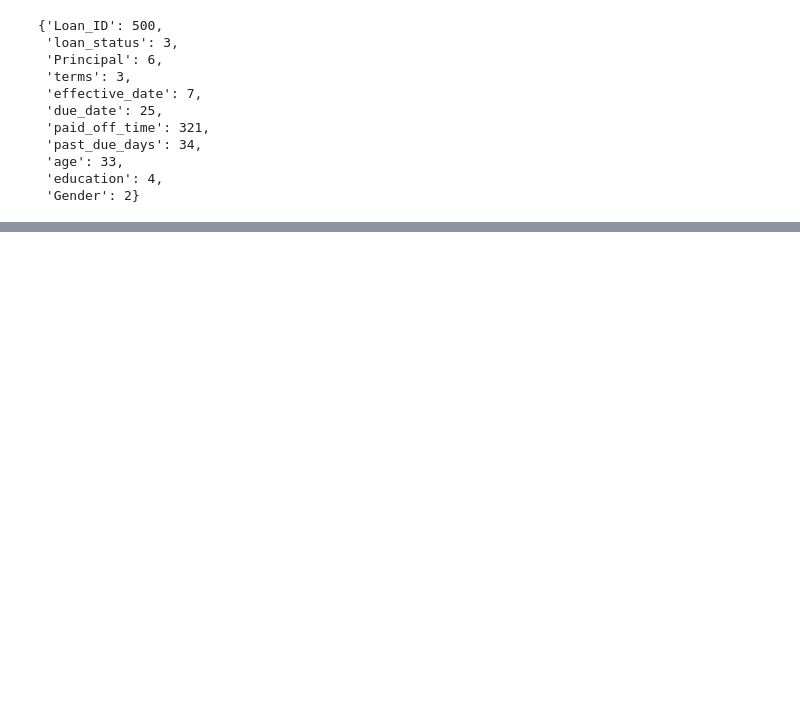
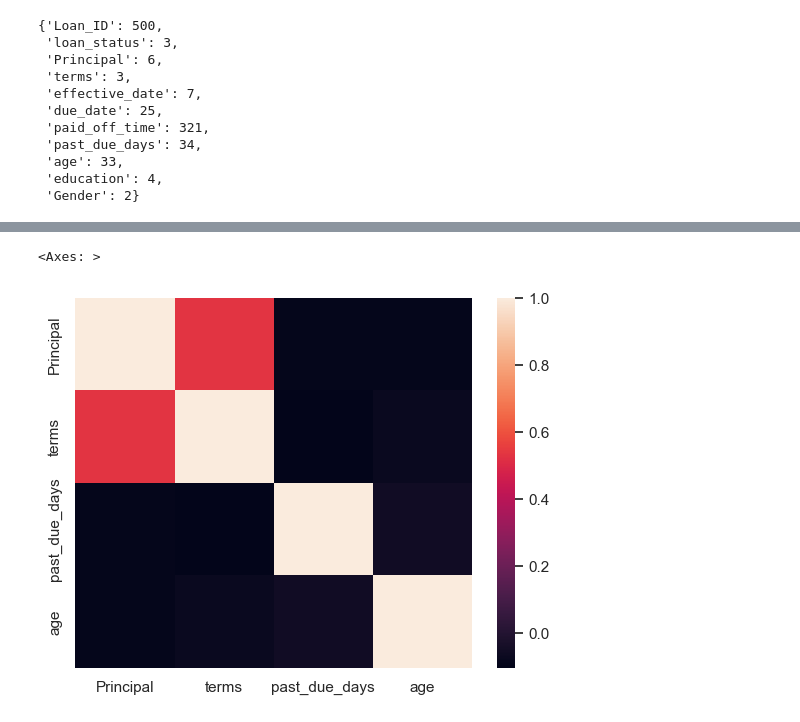
Before and after one commit to romaricoflores/bida406-predictive-analytics, a Jupyter notebook: week3/assignment2.ipynb, the cells around one changed output, grey strips where cells are left out. Drawn from its saved outputs; the diff is of its cells as text; code cells hidden in the pictures; blank space fills up the shorter version.

```diff
--- a/week3/assignment2.ipynb
+++ b/week3/assignment2.ipynb
@@ -112,0 +149,7 @@ array(['PAIDOFF', 'COLLECTION', 'COLLECTION_PAIDOFF'], dtype=object)
+# %%
+#Data visualization - set background to be just white
+sns.set(style="whitegrid")
+# %%
+#Quick check of data correlations
+df_corr = df.corr()
+df_corr
@@ -112,0 +164,5 @@ array(['PAIDOFF', 'COLLECTION', 'COLLECTION_PAIDOFF'], dtype=object)
+# %%
+sns.heatmap(df_corr)
+# %% [output]
+<Axes: >
+[figure, added]
```
Also changed, not shown: parts of 28 cells of this notebook.
